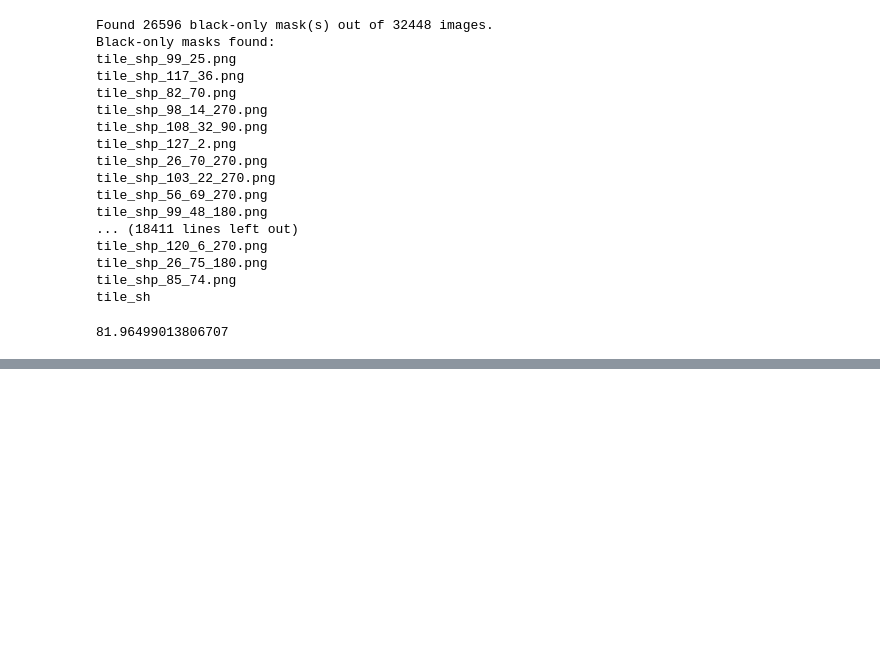
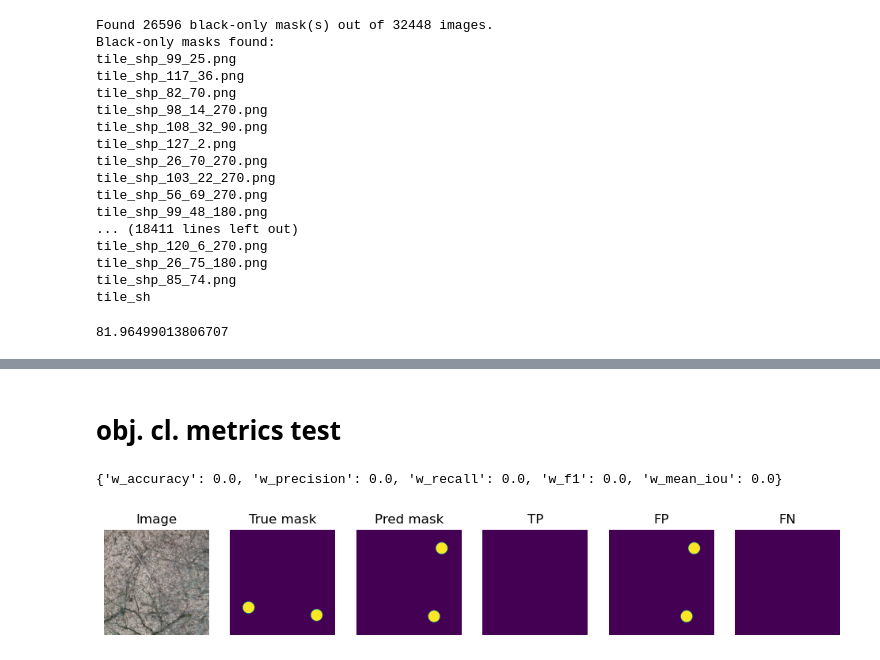
Before and after one commit to Aerial-Image-Categorization/CanopyMapping, a Jupyter notebook: src/metrics.ipynb, the cells around one changed output, grey strips where cells are left out. Cells and saved outputs as stored; diff of their text form; code cells hidden in the pictures; blank space fills up the shorter version.

```diff
--- a/src/metrics.ipynb
+++ b/src/metrics.ipynb
@@ -1462,7 +1462,7 @@ def find_black_only_masks(src_folder):
     return black_only_masks
 
 # Example usage:
-src_folder = '../../data/2024-10-30-loc-dataset-192/aug_train/masks'  # Replace with the path to your folder containing mask images
+src_folder = '../data/2024-10-30-loc-dataset-192/aug_train/masks'  # Replace with the path to your folder containing mask images
 black_only_masks = find_black_only_masks(src_folder)
 
 # Print the results
@@ -1560,0 +1752,2 @@ for size in tqdm(sizes, desc="Processing datasets"):
+# %% [markdown]
+# obj. cl. metrics test
@@ -1560,0 +2134,76 @@ for size in tqdm(sizes, desc="Processing datasets"):
+# %%
+dir_path = '../data/2024-10-30-loc-dataset-512/aug_train_u10/masks'
+
+images = [
+    'tile_shp_46_11.png'
+
+    #'tile_shp_47_14.png', #2
+    #'tile_shp_0_4.png', #0
+    #'tile_shp_47_11.png', #1
+    #'tile_shp_34_8.png' #6
+]
+
+for image_name in images[:1]:
+    image = Image.open(os.path.join(dir_path, image_name)).convert("L")
+    transform = transforms.ToTensor()
+    mask = transform(image)
+
+    pred = Image.open(os.path.join(dir_path, image_name.replace('.','_90.'))).convert("L")#.transpose(Image.FLIP_TOP_BOTTOM)
+    transform = transforms.ToTensor()
+    pred_mask = transform(pred)
+
+
+
+    #print(torch.zeros_like(mask, dtype=torch.float32).squeeze(1).long().shape, mask.squeeze(1).shape)
+    #w_accuracy, w_precision, w_recall, w_f1, w_mean_iou, tp_mask_batch, fp_mask_batch, fn_mask_batch = calculate_objectwise_classification_metrics4(
+    #    pred_mask.squeeze(1),#torch.zeros_like(mask, dtype=torch.float32).squeeze(1).long(),#.numpy(),#mask_pred,#.squeeze(1),
+    #    mask.squeeze(1),
+    #    threshold = 0.5,
+    #    weighted = True,
+    #    sigma = 1
+    #)
+    #torch.zeros_like(mask, dtype=torch.float32).squeeze(1),#
+    #torch.zeros_like(mask, dtype=torch.float32).squeeze(1),#
+    w_accuracy, w_precision, w_recall, w_f1, w_mean_iou, tp_mask_batch, fp_mask_batch, fn_mask_batch = calculate_objectwise_classification_metrics4(
+        pred_mask.squeeze(1),#torch.zeros_like(mask, dtype=torch.float32).squeeze(1).long(),#.numpy(),#mask_pred,#.squeeze(1),
+        torch.zeros_like(mask, dtype=torch.float32).squeeze(1),#mask.squeeze(1),
+        threshold = 0.00025,
+        weighted = True,
+    )
+    fig, (ax1, ax2, ax3, ax4, ax5, ax6) = plt.subplots(1, 6, figsize=(12, 2))
+
+    ax1.imshow(Image.open(os.path.join(dir_path.replace('masks','images'), image_name.replace('shp','tif'))), cmap='viridis')
+    ax1.set_title("Image")
+    ax1.axis('off')
+
+    ax2.imshow(image, cmap='viridis')
+    ax2.set_title("True mask")
+    ax2.axis('off')
+
+    ax3.imshow(pred_mask.squeeze(0), cmap='viridis')
+    ax3.set_title("Pred mask")
+    ax3.axis('off')
+
+    ax4.imshow(tp_mask_batch[0], cmap='viridis')
+    ax4.set_title("TP")
+    ax4.axis('off')
+
+    ax5.imshow(fp_mask_batch[0], cmap='viridis')
+    ax5.set_title("FP")
+    ax5.axis('off')
+
+    ax6.imshow(fn_mask_batch[0], cmap='viridis')
+    ax6.set_title("FN")
+    ax6.axis('off')
+
+    print({
+        'w_accuracy' :  w_accuracy,
+        'w_precision' :  w_precision,
+        'w_recall' :  w_recall,
+        'w_f1' :  w_f1,
+        'w_mean_iou' :  w_mean_iou,
+    })
+    plt.show()
+# %% [output]
+{'w_accuracy': 0.0, 'w_precision': 0.0, 'w_recall': 0.0, 'w_f1': 0.0, 'w_mean_iou': 0.0}
+[figure, added]
```
Also changed, not shown: parts of 7 cells of this notebook.
